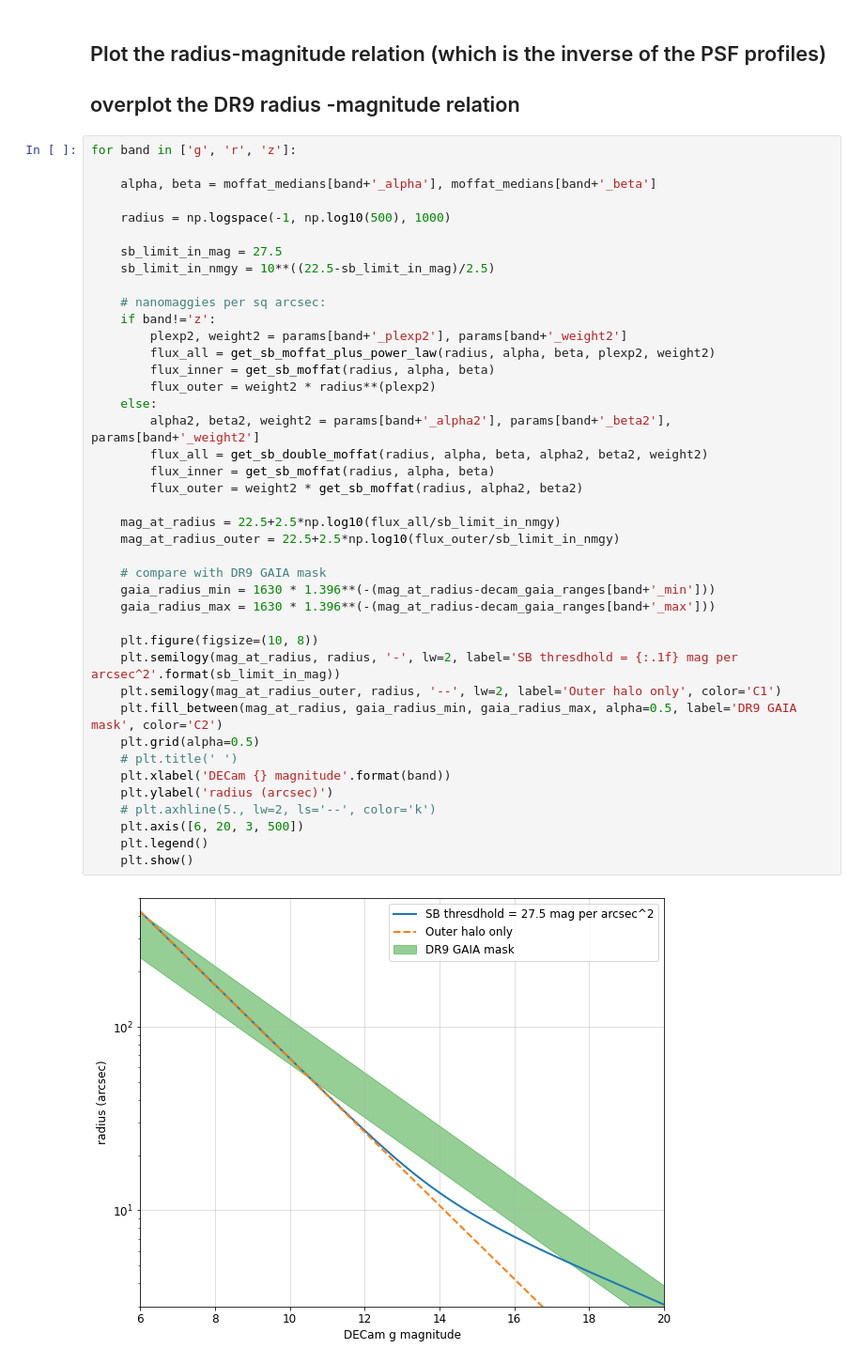
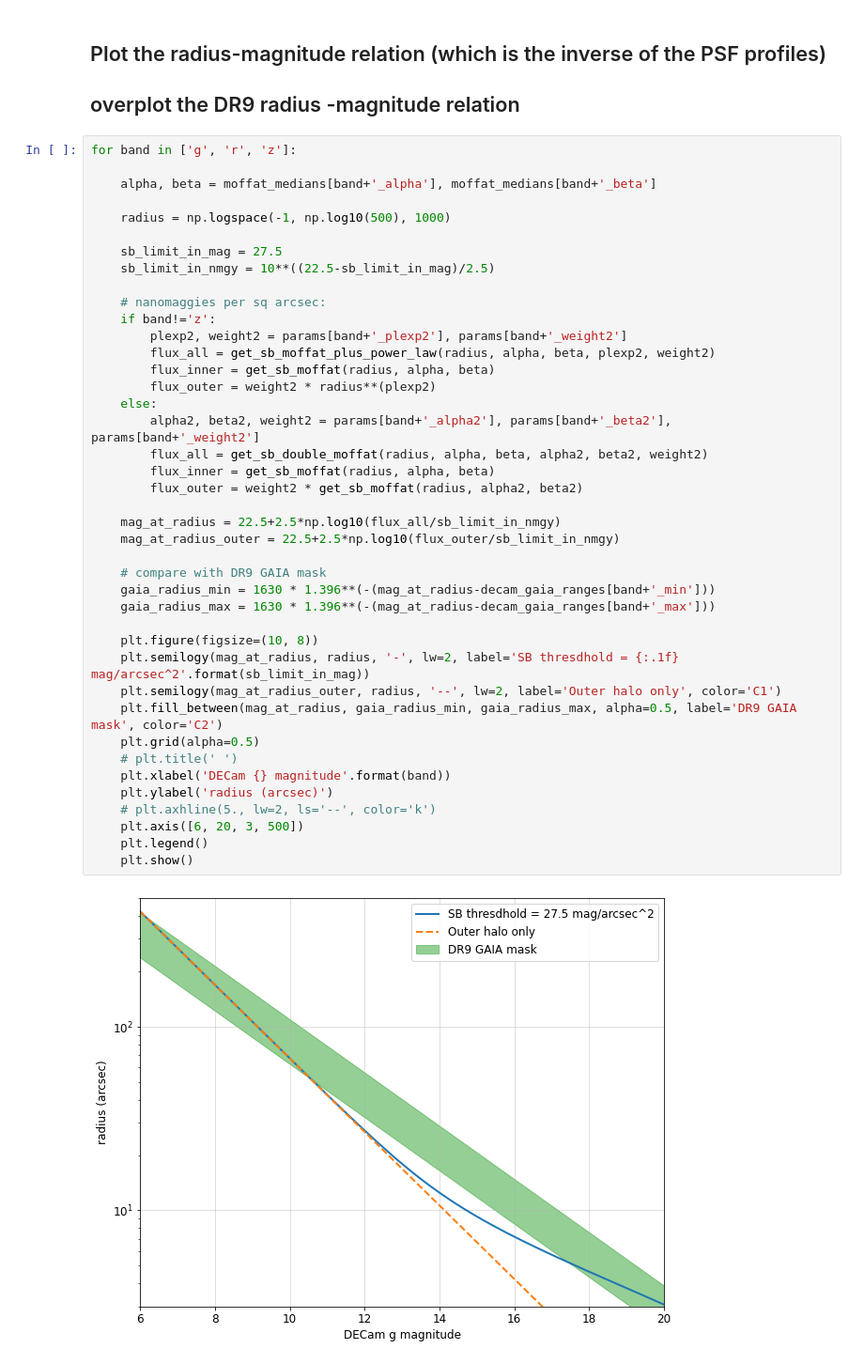
Before and after one commit to rongpu/desi-misc, a Jupyter notebook: bright_star_profiles/final/radius_vs_magnitude-decam-dr9_mask_radii.ipynb, the cells around one changed output. Shown at 94% size. Saved outputs shown, nothing was run; the diff lists cells and outputs as text.

```diff
--- a/bright_star_profiles/final/radius_vs_magnitude-decam-dr9_mask_radii.ipynb
+++ b/bright_star_profiles/final/radius_vs_magnitude-decam-dr9_mask_radii.ipynb
@@ -96,32 +94,32 @@ for band in ['g', 'r', 'z']:
     if band!='z':
         plexp2, weight2 = params[band+'_plexp2'], params[band+'_weight2']
         flux_all = get_sb_moffat_plus_power_law(radius, alpha, beta, plexp2, weight2)
         flux_inner = get_sb_moffat(radius, alpha, beta)
         flux_outer = weight2 * radius**(plexp2)
     else:
         alpha2, beta2, weight2 = params[band+'_alpha2'], params[band+'_beta2'],  params[band+'_weight2']
         flux_all = get_sb_double_moffat(radius, alpha, beta, alpha2, beta2, weight2)
         flux_inner = get_sb_moffat(radius, alpha, beta)
         flux_outer = weight2 * get_sb_moffat(radius, alpha2, beta2)
 
     mag_at_radius = 22.5+2.5*np.log10(flux_all/sb_limit_in_nmgy)
     mag_at_radius_outer = 22.5+2.5*np.log10(flux_outer/sb_limit_in_nmgy)
 
     # compare with DR9 GAIA mask
     gaia_radius_min = 1630 * 1.396**(-(mag_at_radius-decam_gaia_ranges[band+'_min']))
     gaia_radius_max = 1630 * 1.396**(-(mag_at_radius-decam_gaia_ranges[band+'_max']))
 
     plt.figure(figsize=(10, 8))
-    plt.semilogy(mag_at_radius, radius, '-', lw=2, label='SB thresdhold = {:.1f} mag per arcsec^2'.format(sb_limit_in_mag))
+    plt.semilogy(mag_at_radius, radius, '-', lw=2, label='SB thresdhold = {:.1f} mag/arcsec^2'.format(sb_limit_in_mag))
     plt.semilogy(mag_at_radius_outer, radius, '--', lw=2, label='Outer halo only', color='C1')
     plt.fill_between(mag_at_radius, gaia_radius_min, gaia_radius_max, alpha=0.5, label='DR9 GAIA mask', color='C2')
     plt.grid(alpha=0.5)
     # plt.title(' ')
     plt.xlabel('DECam {} magnitude'.format(band))
     plt.ylabel('radius (arcsec)')
     # plt.axhline(5., lw=2, ls='--', color='k')
     plt.axis([6, 20, 3, 500])
     plt.legend()
     plt.show()
 # %% [output]
-[figure, old version]
+[figure, new version]
```
Also changed, not shown: parts of 5 cells of this notebook.
